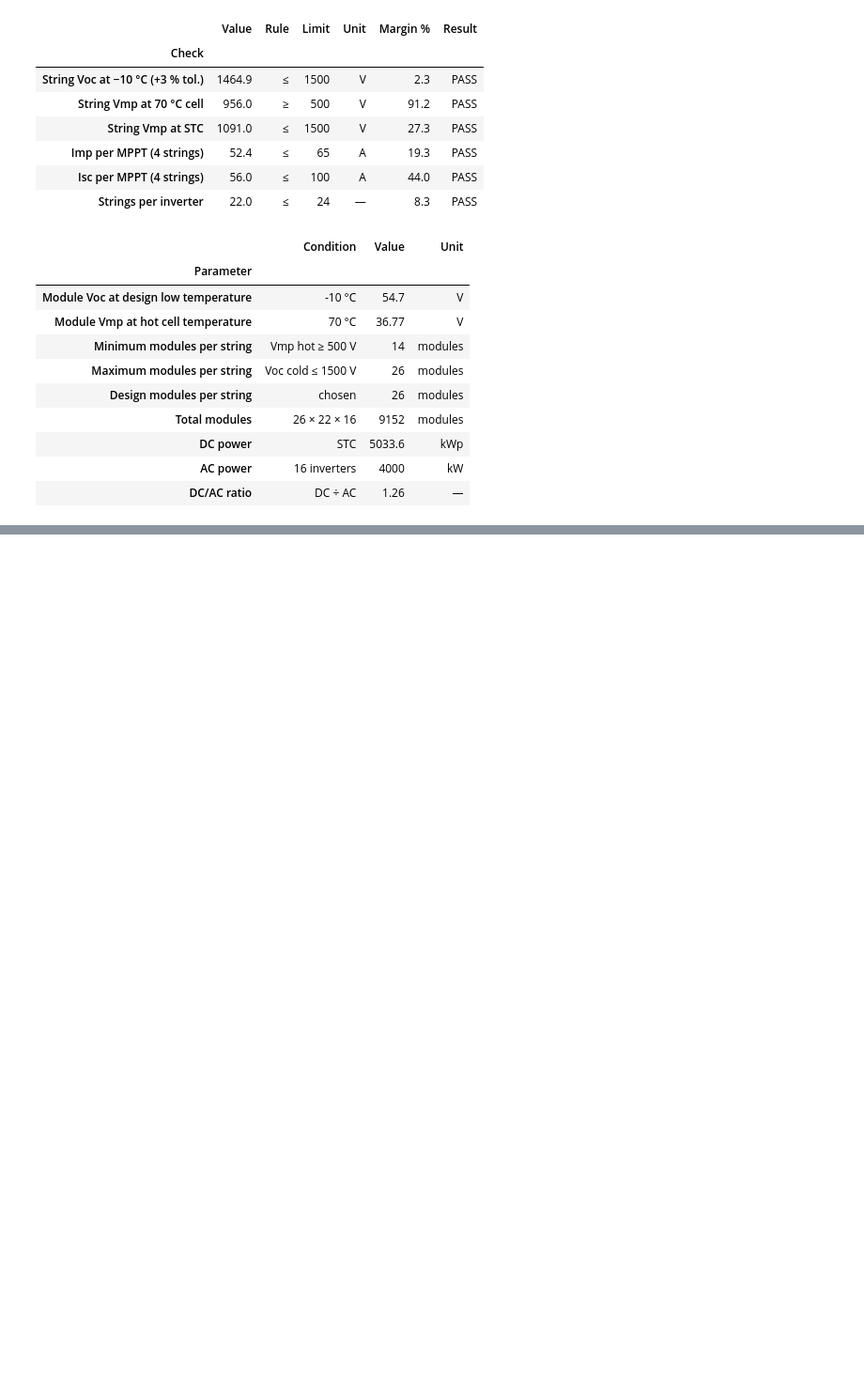
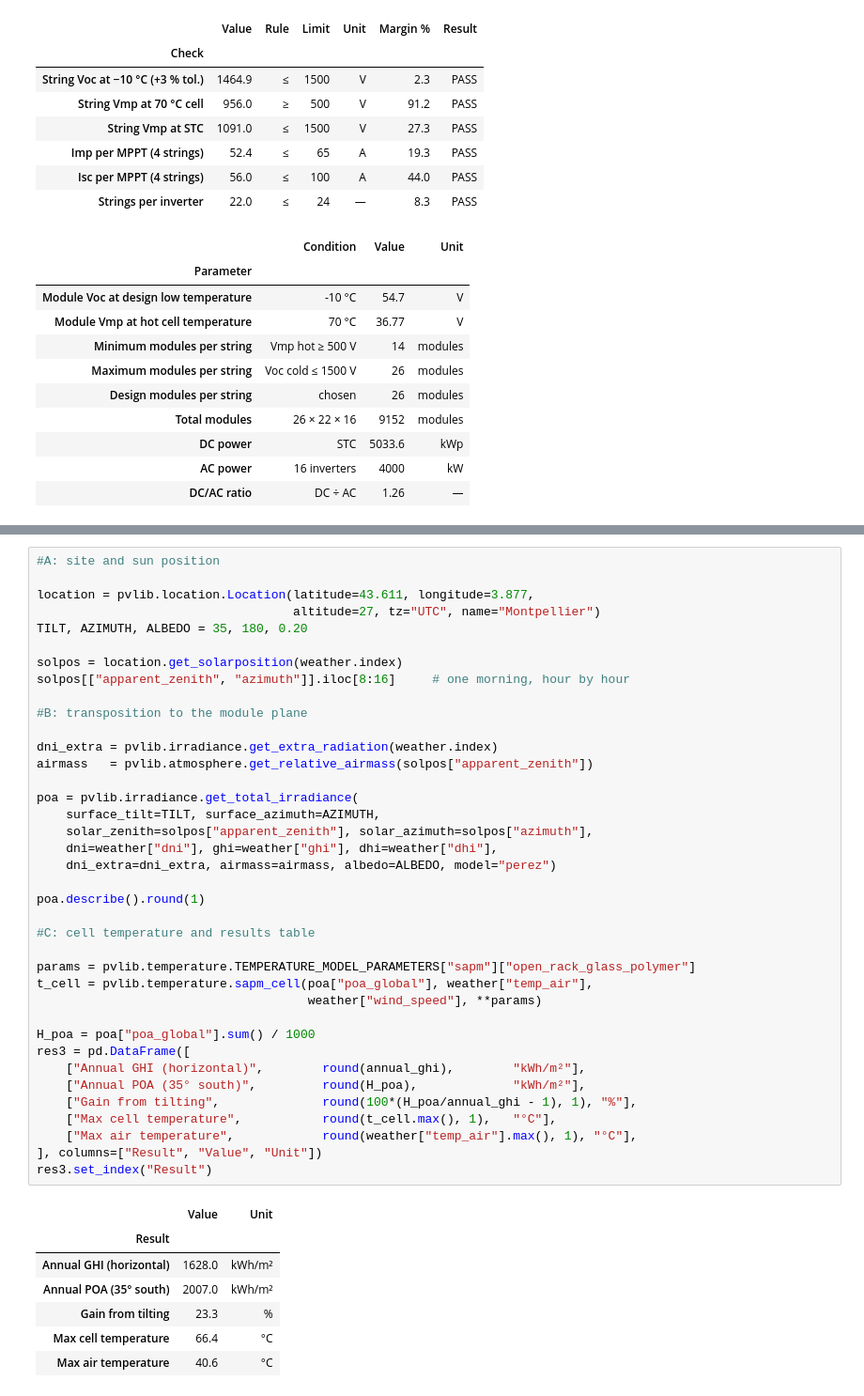
Before and after one commit to maduakordavid01-ui/solar-pv-python, a Jupyter notebook: 01_my_pv_simulation.ipynb, the cells around one changed output, grey strips where cells are left out. Shown at 94% size. Saved outputs shown, nothing was run; the diff lists cells and outputs as text; blank space fills up the shorter version.

```diff
--- a/01_my_pv_simulation.ipynb
+++ b/01_my_pv_simulation.ipynb
@@ -263,0 +270,46 @@ What would change in Chambéry? The record low is colder (about −15 °C or bel
+# %%
+#A: site and sun position
+
+location = pvlib.location.Location(latitude=43.611, longitude=3.877,
+                                   altitude=27, tz="UTC", name="Montpellier")
+TILT, AZIMUTH, ALBEDO = 35, 180, 0.20
+
+solpos = location.get_solarposition(weather.index)
+solpos[["apparent_zenith", "azimuth"]].iloc[8:16]     # one morning, hour by hour
+
+#B: transposition to the module plane
+
+dni_extra = pvlib.irradiance.get_extra_radiation(weather.index)
+airmass   = pvlib.atmosphere.get_relative_airmass(solpos["apparent_zenith"])
+
+poa = pvlib.irradiance.get_total_irradiance(
+    surface_tilt=TILT, surface_azimuth=AZIMUTH,
+    solar_zenith=solpos["apparent_zenith"], solar_azimuth=solpos["azimuth"],
+    dni=weather["dni"], ghi=weather["ghi"], dhi=weather["dhi"],
+    dni_extra=dni_extra, airmass=airmass, albedo=ALBEDO, model="perez")
+
+poa.describe().round(1)
+
+#C: cell temperature and results table
+
+params = pvlib.temperature.TEMPERATURE_MODEL_PARAMETERS["sapm"]["open_rack_glass_polymer"]
+t_cell = pvlib.temperature.sapm_cell(poa["poa_global"], weather["temp_air"],
+                                     weather["wind_speed"], **params)
+
+H_poa = poa["poa_global"].sum() / 1000
+res3 = pd.DataFrame([
+    ["Annual GHI (horizontal)",        round(annual_ghi),        "kWh/m²"],
+    ["Annual POA (35° south)",         round(H_poa),             "kWh/m²"],
+    ["Gain from tilting",              round(100*(H_poa/annual_ghi - 1), 1), "%"],
+    ["Max cell temperature",           round(t_cell.max(), 1),   "°C"],
+    ["Max air temperature",            round(weather["temp_air"].max(), 1), "°C"],
+], columns=["Result", "Value", "Unit"])
+res3.set_index("Result")
+# %% [output]
+|  | Value | Unit |
+| Result |  |  |
+| Annual GHI (horizontal) | 1628.0 | kWh/m² |
+| Annual POA (35° south) | 2007.0 | kWh/m² |
+| Gain from tilting | 23.3 | % |
+| Max cell temperature | 66.4 | °C |
+| Max air temperature | 40.6 | °C |
```
Also changed, not shown: parts of 6 cells of this notebook.
